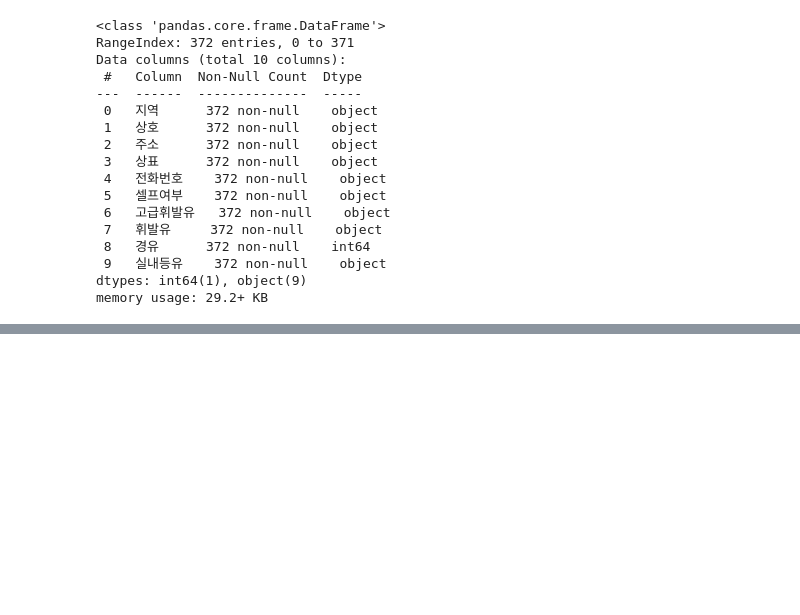
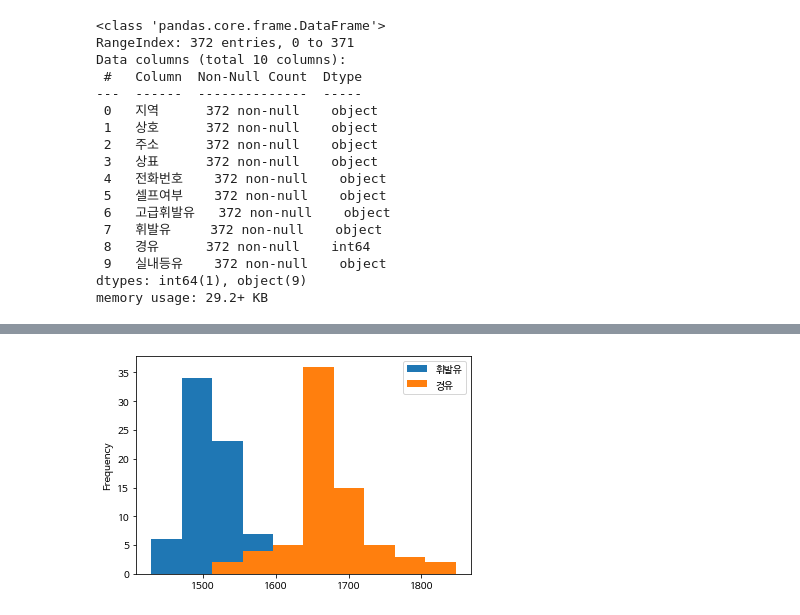
Before and after one commit to toughC/Python_Machine_Learning, a Jupyter notebook: 04_pandas2.ipynb, the cells around one changed output, grey strips where cells are left out. Drawn from its saved outputs; the diff is of its cells as text; code cells hidden in the pictures; blank space fills up the shorter version.

```diff
--- a/04_pandas2.ipynb
+++ b/04_pandas2.ipynb
@@ -322,0 +550,5 @@ df.
+# %%
+df2[['휘발유', '경유']].plot(kind='hist')
+plt.show()
+# %% [output]
+[figure, added]
```
Also changed, not shown: parts of 40 cells of this notebook.
